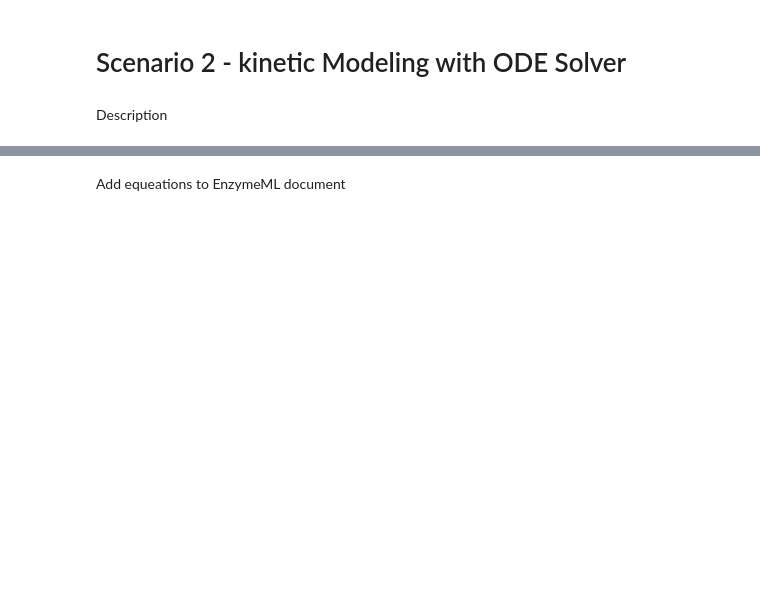
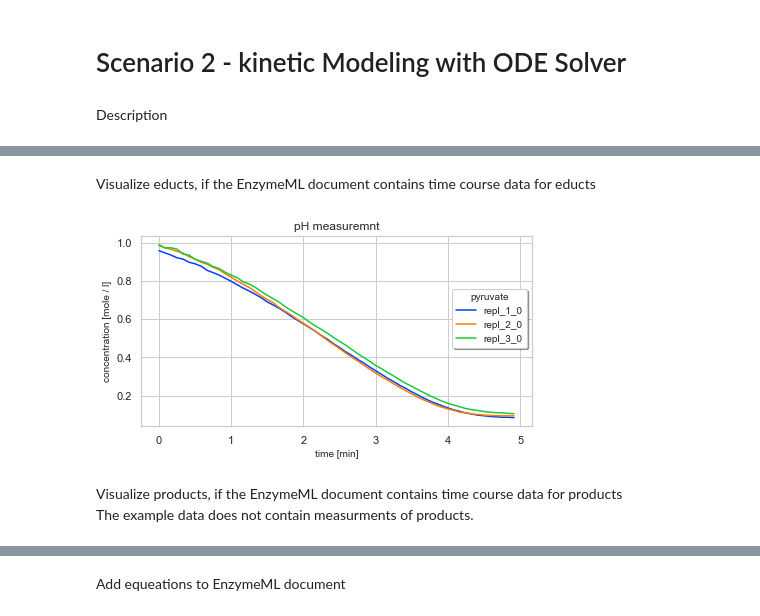
Before and after one commit to HannahDi/EnzymeML_KineticModeling, a Jupyter notebook: KineticModelingScenario2.ipynb, the cells around one changed output, grey strips where cells are left out. Drawn from its saved outputs; the diff is of its cells as text; code cells hidden in the pictures; blank space fills up the shorter version.

Commit message:
feat(Scenario2): move parameterestimation from old to new notebook, add  PyEnzyme functionality no seperate excel needed anymore

```diff
--- a/KineticModelingScenario2.ipynb
+++ b/KineticModelingScenario2.ipynb
@@ -16,0 +23,9 @@ Define a system of differential equations
+# %%
+path = 'datasets/pH optimum 7.omex'
+
+# check for correct file path and file extension:
+if os.path.isfile(path) and os.path.basename(path).lower().endswith('.omex'):
+    enzmldoc = EnzymeMLReader().readFromFile(path)
+    print(enzmldoc)
+else:
+    print('Incorrect file path.')
@@ -16,0 +52,55 @@ Define a system of differential equations
+# %%
+#basic/general settings
+sns.set_theme(style="whitegrid", palette ='bright',color_codes=True, context = 'notebook')
+
+# set reaction id to 'r0' or 'r1'
+reaction_id = 'r0'
+reaction = enzmldoc.getReaction(reaction_id)
+reaction_name = reaction.getName()
+educts = reaction.getEducts() # list of tuples: (Reactant ID, stoichiometry, Constant, Replicate, Initial-Concentration)
+products = reaction.getProducts()
+# %% [markdown]
+Visualize educts, if the EnzymeML document contains time course data for educts
+# %%
+# Educts:
+for reactant_id, stoich, _, replicates, init_conc in educts:
+
+    if len(replicates) > 0:
+
+        df = reaction.exportReplicates(reactant_id)
+        time_val = df.index.tolist()
+        time = df.index.name.split('/')[0]
+        time_unit_name = df.index.name.split('/')[1]
+        time_unit = enzmldoc.getUnitDict()[time_unit_name].getName()
+
+        f, ax = plt.subplots(figsize=(7,3.5))
+
+        # Visualization
+        for col in df.columns:
+
+            name = enzmldoc.getReactant(col.split('/')[1]).getName()
+            unit_name = enzmldoc.getReactant(col.split('/')[1]).getSubstanceUnits()
+            unit = enzmldoc.getUnitDict()[unit_name].getName()
+
+            sns.lineplot( x=time_val, y=df[col], label = col.split('/')[0] )
+
+        #set graph title, legend, axes
+        ax.set_title(reaction_name, fontsize = 12)
+
+        ax.legend(fontsize = 10, \
+                    bbox_to_anchor= (1, 0.75), \
+                    title= name, \
+                    title_fontsize = 10, \
+                    shadow = True, \
+                    facecolor = 'white');
+
+        xlabel = f"{time} [{time_unit}]"
+        ylabel = f"{'concentration'} [{unit}]"
+
+        ax.set_xlabel(xlabel , fontsize=10)
+        ax.set_ylabel(ylabel, fontsize=10)
+# %% [output]
+[figure, added]
+# %% [markdown]
+Visualize products, if the EnzymeML document contains time course data for products <br>
+The example data does not contain measurments of products.
```
Also changed, not shown: parts of 28 cells of this notebook.
